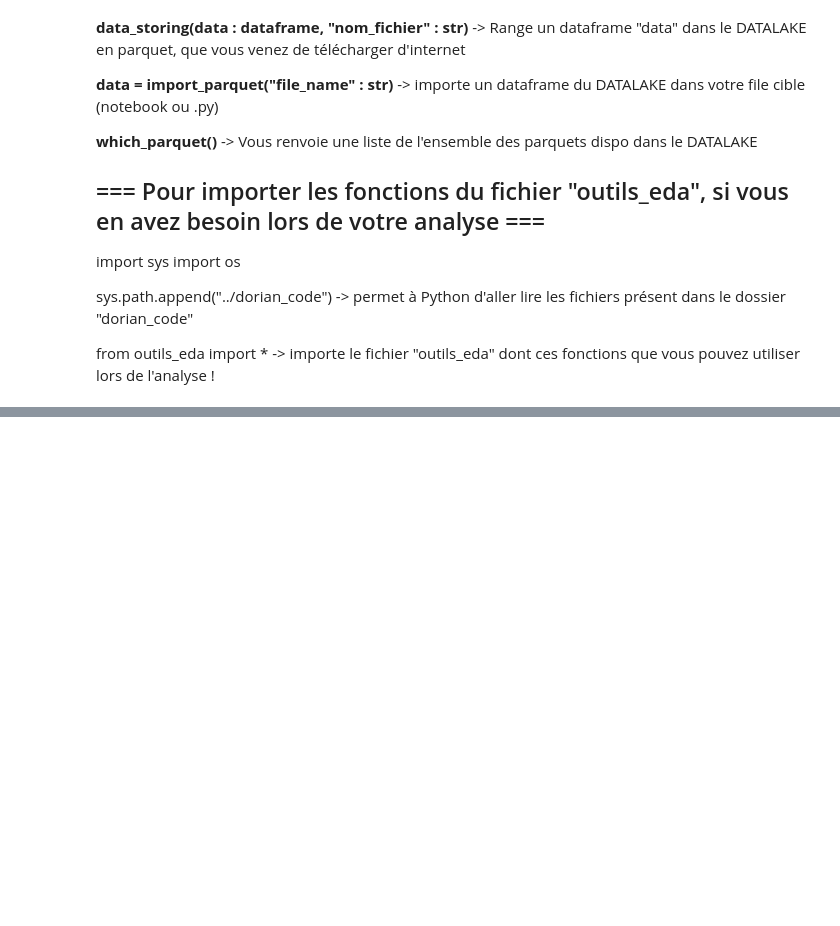
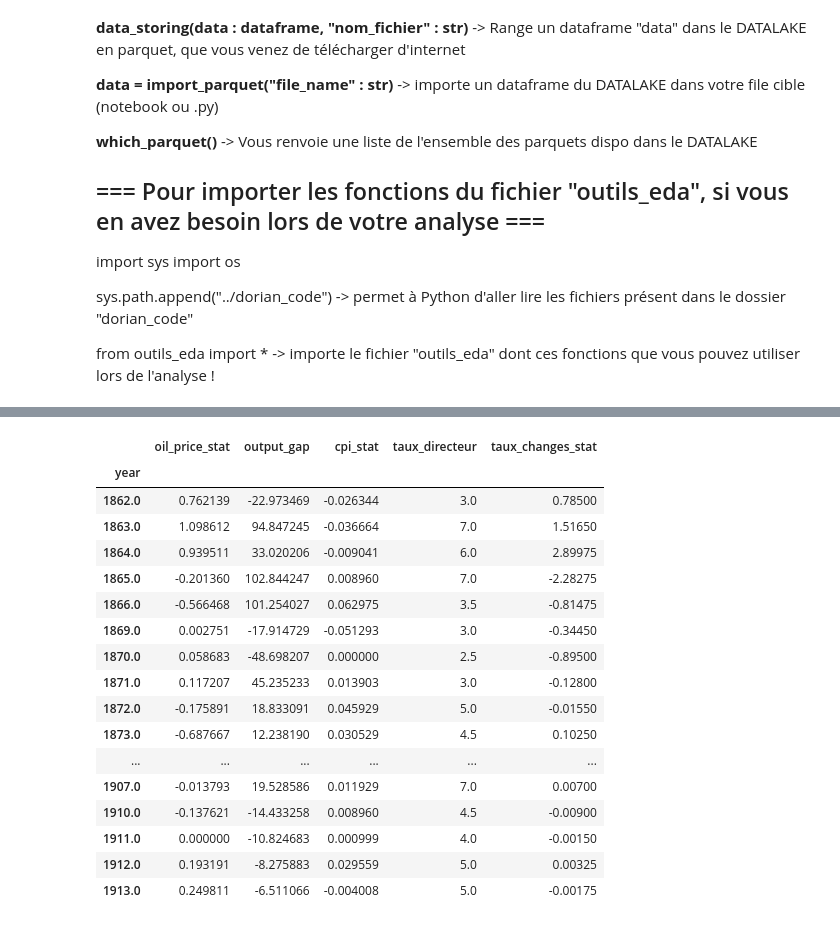
Before and after one commit to TimmGRT/Monetary-Policy-UK-1870-2025, a Jupyter notebook: CODE_ZONE/ryan_code/ryan_code.ipynb, the cells around one changed output, grey strips where cells are left out. Cells and saved outputs as stored; diff of their text form; code cells hidden in the pictures; blank space fills up the shorter version.

Commit message:
Svar

```diff
--- a/CODE_ZONE/ryan_code/ryan_code.ipynb
+++ b/CODE_ZONE/ryan_code/ryan_code.ipynb
@@ -37,0 +31,7 @@ Tim est un crack
+# %%
+#Dans cette cell je prends connaisance des données et des différentes variables, elle me sert à me situer
+import pandas as pd
+path_parquet_file = '/Users/Ryan/economic_research/DATALAKE/PARQUET_FOLDER/main_detrended.parquet'
+df_detrended = pd.read_parquet(path_parquet_file)
+# Donne un résumé technique du DataFrame
+df_detrended.info()
@@ -37,0 +56,31 @@ Tim est un crack
+# %%
+#Le problème avec un modèle VAR est qu'il est impossible d'isoler l'effet d'un choc pur de politique monétaire, car toute les variables interagissent.
+#simultanément. Ainsi, pour passer d'un modèle VAR à SVAR on utilise la décomposition de Cholesky. L'objectif est de classer les variables de la plus
+#lente à réagir à la plus rapide.
+variables_svar = ['oil_price_stat', 'output_gap', 'cpi_stat', 'taux_directeur', 'taux_changes_stat']
+
+# Découpage temporel et appliquation de la matrice de Cholesky
+df_gold = df_detrended[df_detrended['year'] < 1914].set_index('year')[variables_svar]
+df_bw = df_detrended[(df_detrended['year'] >= 1945) & (df_detrended['year'] <= 1973)].set_index('year')[variables_svar]
+df_float = df_detrended[df_detrended['year'] > 1973].set_index('year')[variables_svar]
+
+display(df_gold)
+# %% [output]
+|  | oil_price_stat | output_gap | cpi_stat | taux_directeur | taux_changes_stat |
+| year |  |  |  |  |  |
+| 1862.0 | 0.762139 | -22.973469 | -0.026344 | 3.0 | 0.78500 |
+| 1863.0 | 1.098612 | 94.847245 | -0.036664 | 7.0 | 1.51650 |
+| 1864.0 | 0.939511 | 33.020206 | -0.009041 | 6.0 | 2.89975 |
+| 1865.0 | -0.201360 | 102.844247 | 0.008960 | 7.0 | -2.28275 |
+| 1866.0 | -0.566468 | 101.254027 | 0.062975 | 3.5 | -0.81475 |
+| 1869.0 | 0.002751 | -17.914729 | -0.051293 | 3.0 | -0.34450 |
+| 1870.0 | 0.058683 | -48.698207 | 0.000000 | 2.5 | -0.89500 |
+| 1871.0 | 0.117207 | 45.235233 | 0.013903 | 3.0 | -0.12800 |
+| 1872.0 | -0.175891 | 18.833091 | 0.045929 | 5.0 | -0.01550 |
+| 1873.0 | -0.687667 | 12.238190 | 0.030529 | 4.5 | 0.10250 |
+| ... | ... | ... | ... | ... | ... |
+| 1907.0 | -0.013793 | 19.528586 | 0.011929 | 7.0 | 0.00700 |
+| 1910.0 | -0.137621 | -14.433258 | 0.008960 | 4.5 | -0.00900 |
+| 1911.0 | 0.000000 | -10.824683 | 0.000999 | 4.0 | -0.00150 |
+| 1912.0 | 0.193191 | -8.275883 | 0.029559 | 5.0 | 0.00325 |
+| 1913.0 | 0.249811 | -6.511066 | -0.004008 | 5.0 | -0.00175 |
```
Also changed, not shown: parts of 6 cells of this notebook.
